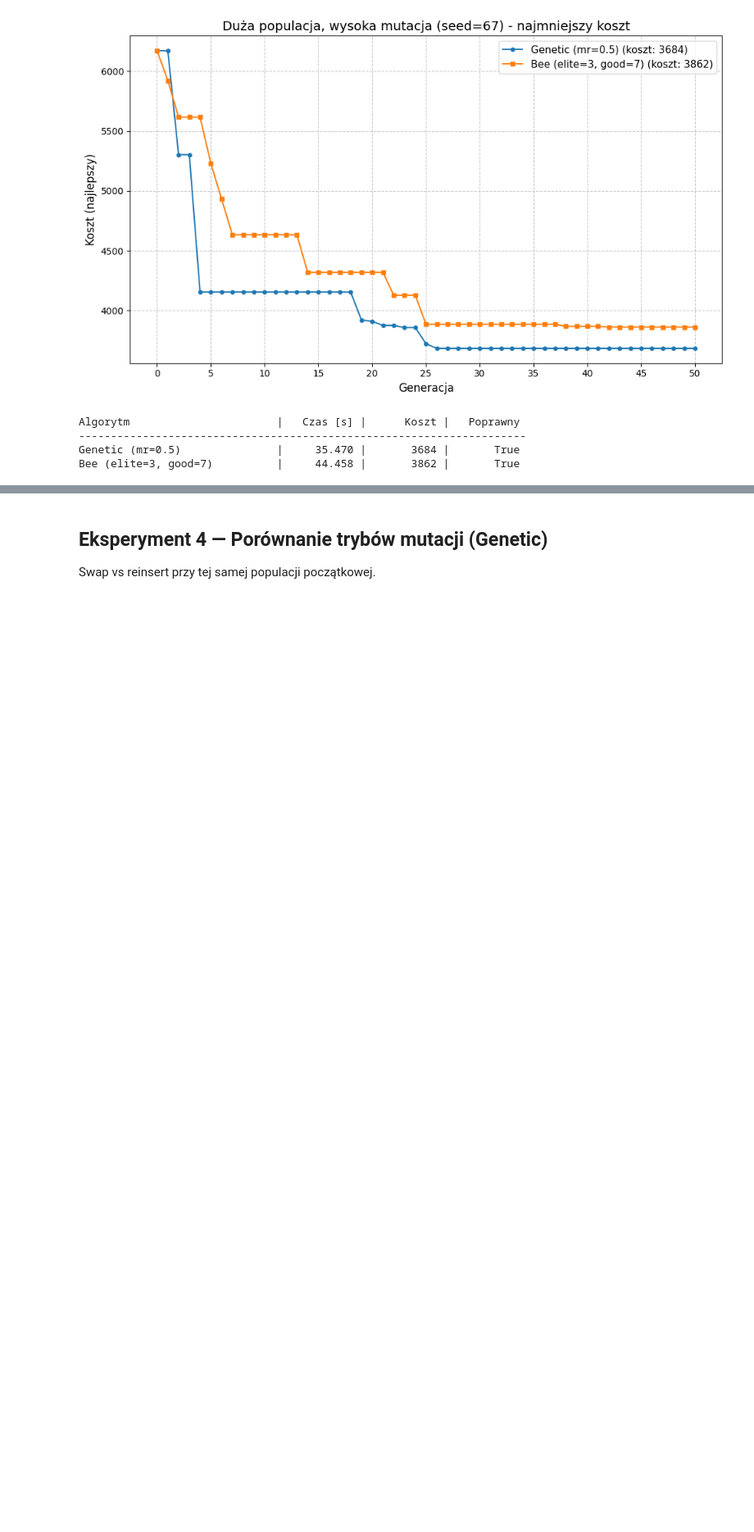
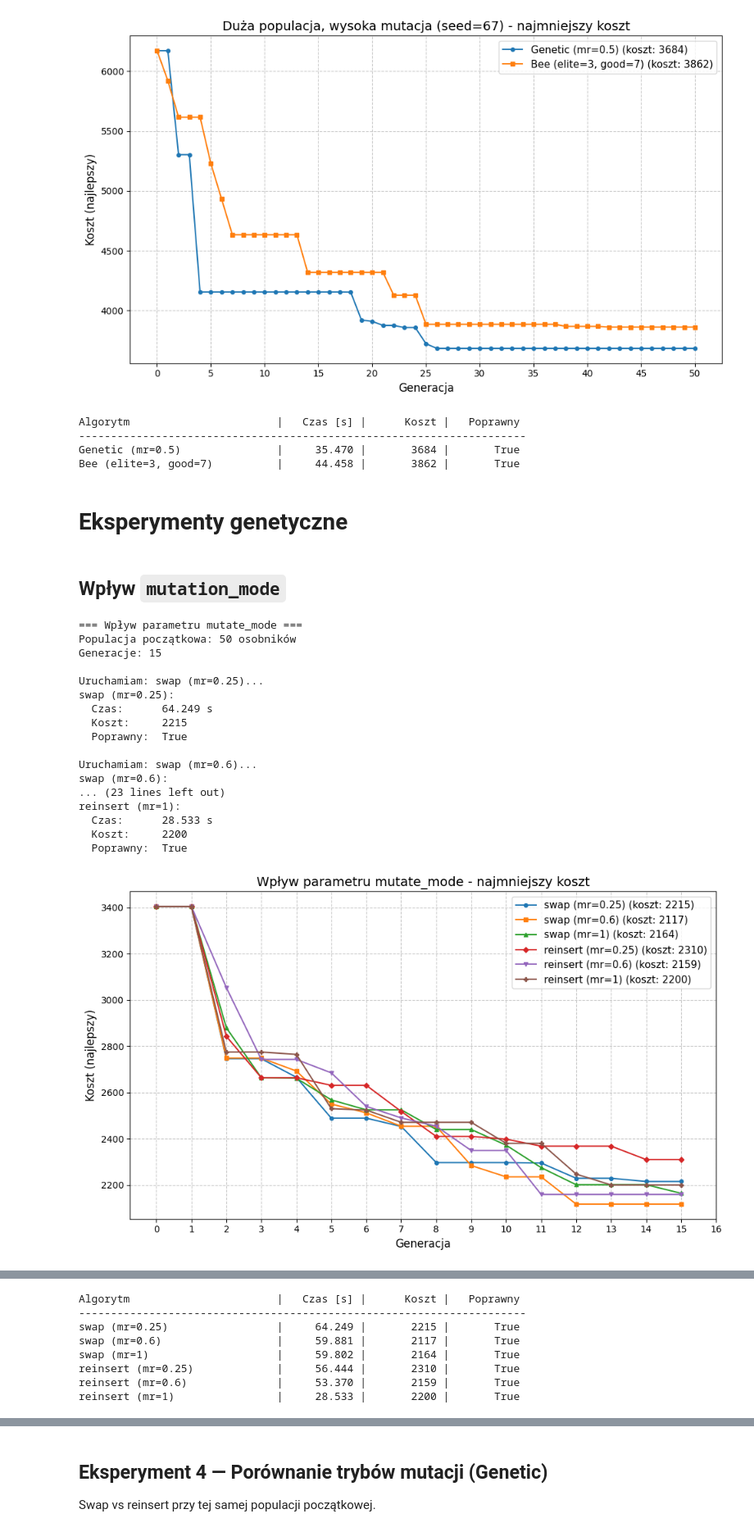
Before and after one commit to Ant-Mas/BO_2026, a Jupyter notebook: experiments.ipynb, the cells around one changed output, grey strips where cells are left out. Shown at 82% size. Saved outputs shown, nothing was run; the diff lists cells and outputs as text; code cells hidden in the pictures; blank space fills up the shorter version.

Commit message:
genetyczne eksperymenty

```diff
--- a/experiments.ipynb
+++ b/experiments.ipynb
@@ -369,3 +369,48 @@ Algorytm                       |   Czas [s] |      Koszt |   Poprawny
 ----------------------------------------------------------------------
 Genetic (mr=0.5)               |     35.470 |       3684 |       True
 Bee (elite=3, good=7)          |     44.458 |       3862 |       True
+# %% [markdown]
+# Eksperymenty genetyczne
+# %% [markdown]
+## Wpływ `mutation_mode`
+# %%
+mutation_mode_exp = Experiment(ExperimentConfig(
+    name="Wpływ parametru mutate_mode",
+    seed=42,
+    generations=15,
+    population_size=50,
+    no_simulations=10,
+    adapters=[
+        GeneticAdapter(name="swap (mr=0.25)",   mutation_rate=0.25, mutate_mode="swap"),
+        GeneticAdapter(name="swap (mr=0.6)",   mutation_rate=0.6, mutate_mode="swap"),
+        GeneticAdapter(name="swap (mr=1)",   mutation_rate=1, mutate_mode="swap"),
+
+        GeneticAdapter(name="reinsert (mr=0.25)",   mutation_rate=0.25, mutate_mode="reinsert"),
+        GeneticAdapter(name="reinsert (mr=0.6)",   mutation_rate=0.6, mutate_mode="reinsert"),
+        GeneticAdapter(name="reinsert (mr=1)",   mutation_rate=1, mutate_mode="reinsert"),
+    ],
+))
+
+mutation_mode_exp.run()
+mutation_mode_exp.plot_best_costs()
+mutation_mode_exp.plot_avg_costs()
+mutation_mode_exp.summary_table()
+# %% [output]
+=== Wpływ parametru mutate_mode ===
+Populacja początkowa: 50 osobników
+Generacje: 15
+
+Uruchamiam: swap (mr=0.25)...
+swap (mr=0.25):
+  Czas:      64.249 s
+  Koszt:     2215
+  Poprawny:  True
+
+Uruchamiam: swap (mr=0.6)...
+swap (mr=0.6):
+... (23 lines left out)
+reinsert (mr=1):
+  Czas:      28.533 s
+  Koszt:     2200
+  Poprawny:  True
+[figure, added]
@@ -371,0 +418,8 @@ Bee (elite=3, good=7)          |     44.458 |       3862 |       True
+Algorytm                       |   Czas [s] |      Koszt |   Poprawny
+----------------------------------------------------------------------
+swap (mr=0.25)                 |     64.249 |       2215 |       True
+swap (mr=0.6)                  |     59.881 |       2117 |       True
+swap (mr=1)                    |     59.802 |       2164 |       True
+reinsert (mr=0.25)             |     56.444 |       2310 |       True
+reinsert (mr=0.6)              |     53.370 |       2159 |       True
+reinsert (mr=1)                |     28.533 |       2200 |       True
```
Also changed, not shown: parts of 6 cells of this notebook.
